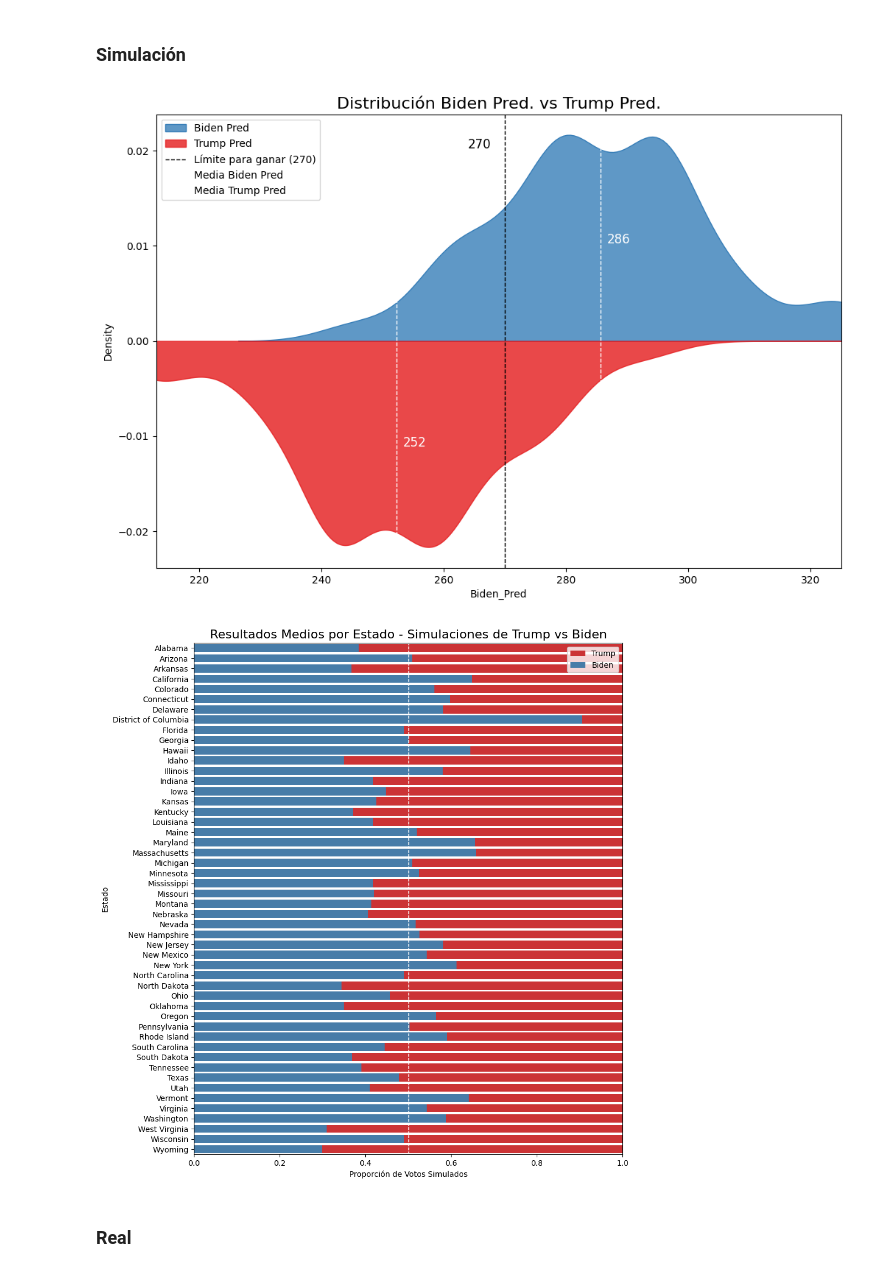
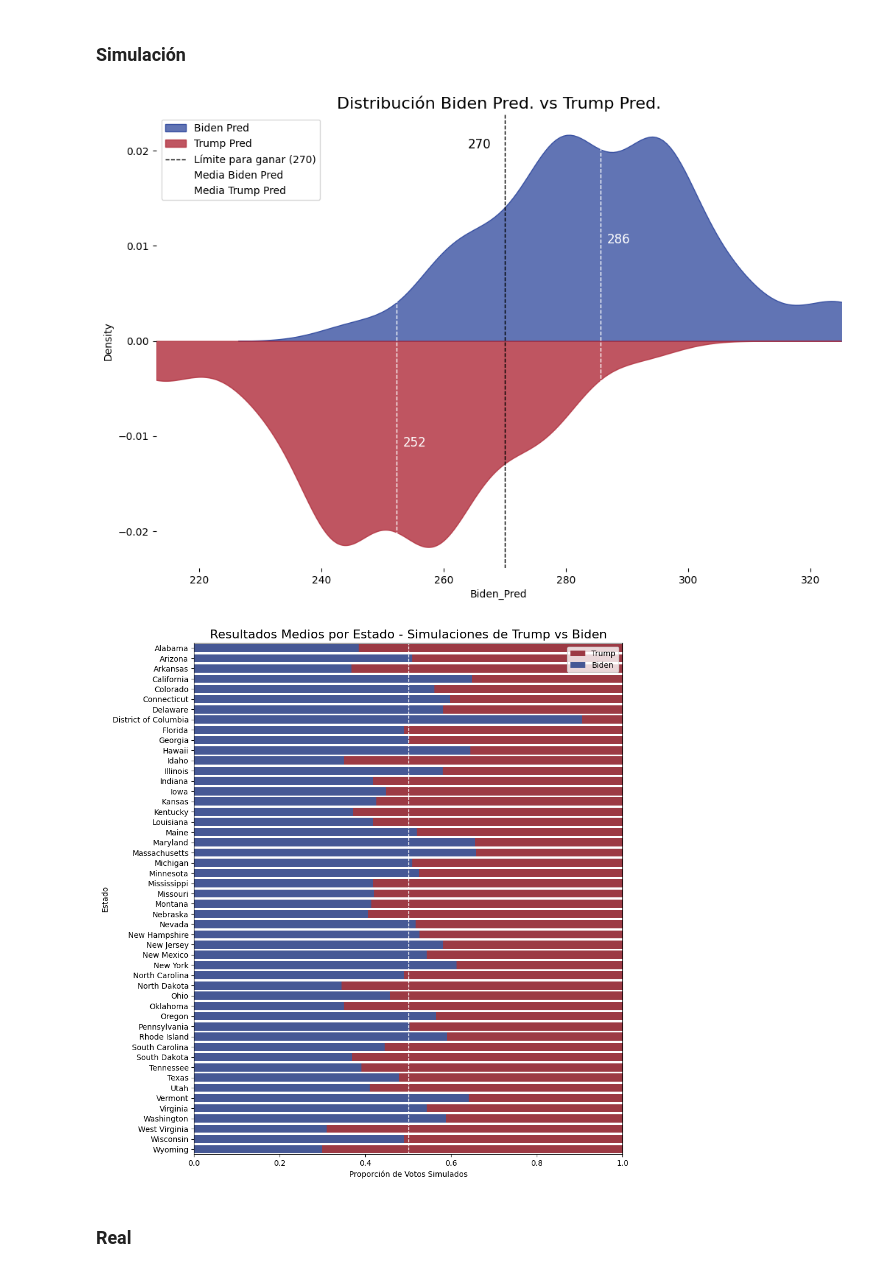
Before and after one commit to jorgegarcelan/elections_usa_2020, a Jupyter notebook: simulation.ipynb, the cells around one changed output. Saved outputs shown, nothing was run; the diff lists cells and outputs as text; code cells hidden in the pictures.

```diff
--- a/simulation.ipynb
+++ b/simulation.ipynb
@@ -234,8 +234,6 @@ for i in range(0, n_sim):
     new_row = pd.DataFrame({
         'Biden_Pred': [df_pred_winner.loc[df_pred_winner['Winner_2020'] == 'Biden', 'electoral_votes_number'].values[0]],
         'Trump_Pred': [df_pred_winner.loc[df_pred_winner['Winner_2020'] == 'Trump', 'electoral_votes_number'].values[0]],
-        'Biden': [df_actual_winner.loc[df_actual_winner['Winner_2020'] == 'Biden', 'electoral_votes_number'].values[0]],
-        'Trump': [df_actual_winner.loc[df_actual_winner['Winner_2020'] == 'Trump', 'electoral_votes_number'].values[0]],
         'Winner': ['Biden' if df_pred_winner.loc[df_pred_winner['Winner_2020'] == 'Biden', 'electoral_votes_number'].values[0] > df_pred_winner.loc[df_pred_winner['Winner_2020'] == 'Trump', 'electoral_votes_number'].values[0] else 'Trump']
     })
 
@@ -355,7 +367,7 @@ simulation_results = simulation_results.dropna(subset=['Trump_Pred', 'Biden_Pred
 plt.figure(figsize=(12, 8))
 
 # Gráfico de densidad para Biden (positivo)
-sns.kdeplot(simulation_results['Biden_Pred'], color="#377eb8", fill=True, alpha=0.8, label="Biden Pred")
+sns.kdeplot(simulation_results['Biden_Pred'], color="#3951a2", fill=True, alpha=0.8, label="Biden Pred")
 
 # Crear la densidad para Trump usando gaussian_kde
 density_trump = gaussian_kde(simulation_results['Trump_Pred'])
@@ -363,7 +375,7 @@ x_vals = np.linspace(min(simulation_results['Trump_Pred']), max(simulation_resul
 y_vals = density_trump(x_vals)
 
 # Graficar la densidad de Trump invertida
-plt.fill_between(x_vals, -y_vals, color="#e41a1c", alpha=0.8, label="Trump Pred")
+plt.fill_between(x_vals, -y_vals, color="#af2b39", alpha=0.8, label="Trump Pred")
 
 # Línea vertical en 270 votos
 plt.axvline(x=270, color="black", linestyle="--", linewidth=1, label="Límite para ganar (270)")
@@ -379,8 +391,6 @@ plt.axvline(x=np.mean(simulation_results['Trump_Pred']), color="white", linestyl
 mean_trump = np.mean(simulation_results['Trump_Pred'])
 plt.text(mean_trump + 1, -0.01, f'{mean_trump:.0f}', color="white", verticalalignment='top', fontsize=12)  # Añadir el valor de la media de Trump
 
-
-
 # Ajustar el eje Y para que sea simétrico
 plt.ylim(-1.1 * max(y_vals), 1.1 * max(y_vals))
 
@@ -393,45 +403,57 @@ plt.title("Distribución Biden Pred. vs Trump Pred.", fontsize=16)
 # Añadir leyenda
 plt.legend()
 
+# Eliminar el fondo del gráfico
+plt.gca().patch.set_alpha(0)  # Fondo del área del gráfico transparente
+
+# Eliminar los bordes y la línea negra alrededor del gráfico
+plt.gca().spines['top'].set_visible(False)
+plt.gca().spines['right'].set_visible(False)
+plt.gca().spines['left'].set_visible(False)
+plt.gca().spines['bottom'].set_visible(False)
+
+# Guardar el gráfico como PNG con fondo transparente
+plt.savefig("../IMAGES/densidad_biden_trump_transparente.png", format="png", transparent=True)
+
 # Mostrar el gráfico
 plt.show()
 # %% [output]
-[figure, old version]
+[figure, new version]
 # %%
 # Ordenar los estados por orden alfabético
 accumulated_pred_state_sorted = accumulated_pred_state.sort_values('state', ascending=False)
 
 # Crear el gráfico de barras apiladas
 plt.figure(figsize=(10, 12))
 
 # Primero, graficar la barra de Trump
 sns.barplot(x=accumulated_pred_state_sorted['Perc_Biden_2020'] + accumulated_pred_state_sorted['Perc_Trump_2020'],
-            y='state', data=accumulated_pred_state_sorted, color="#e41a1c", label="Trump")
+            y='state', data=accumulated_pred_state_sorted, color="#ac2a37", label="Trump")
 
 # Luego, graficar la barra de Biden encima de Trump
-sns.barplot(x='Perc_Biden_2020', y='state', data=accumulated_pred_state_sorted, color="#377eb8", label="Biden")
+sns.barplot(x='Perc_Biden_2020', y='state', data=accumulated_pred_state_sorted, color="#3951a2", label="Biden")
 
 # Añadir una línea vertical en el 50%
 plt.axvline(x=0.50, color="white", linestyle="--", linewidth=1)
 
 # Añadir leyenda
 plt.legend(loc='best')
 
 # Invertir el eje Y para que los estados se vean de arriba hacia abajo
 plt.gca().invert_yaxis()
 
 # Añadir etiquetas y título
 plt.title('Resultados Medios por Estado - Simulaciones de Trump vs Biden', fontsize=16)
 plt.xlabel('Proporción de Votos Simulados')
 plt.ylabel('Estado')
 
 # Ajustar el eje X para que las barras lleguen al 100%
 plt.xlim(0, 1)
 
 # Mostrar el gráfico
 plt.show()
 # %% [output]
-[figure, old version]
+[figure, new version]
 # %%
 # Crear el mapa coroplético usando Plotly Express con códigos de estado
 fig = px.choropleth(accumulated_pred_state,
```
Also changed, not shown: parts of 6 cells of this notebook.
